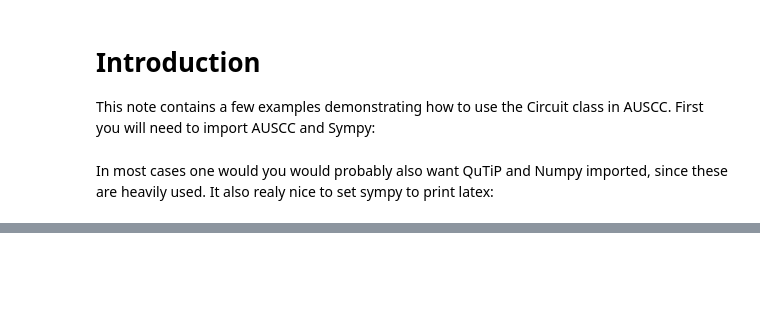
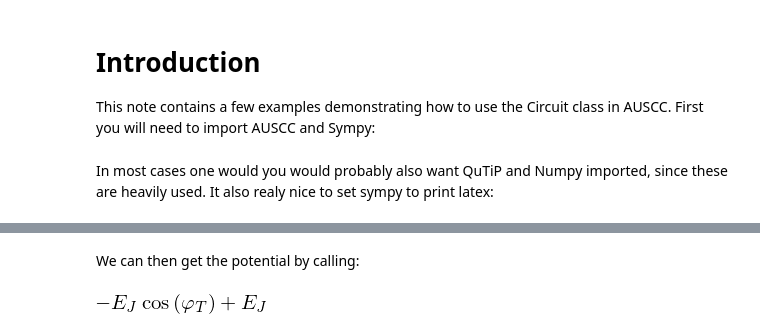
Before and after one commit to kaspersangild/AUSCC, a Jupyter notebook: Example Notebooks/Circuit examples.ipynb, the cells around one changed output, grey strips where cells are left out. Saved outputs shown, nothing was run; the diff lists cells and outputs as text; code cells hidden in the pictures; blank space fills up the shorter version.

```diff
--- a/Example Notebooks/Circuit examples.ipynb
+++ b/Example Notebooks/Circuit examples.ipynb
@@ -105,0 +21,11 @@ circ.potential()
+# %%
+fn = sp.symbols('phi_0:3')
+circ = au.Circuit(fn)
+Cr, Lr, Cin, Cg, EJ, CB, CJ, Vg, Phi = sp.symbols('C_r, L_r, C_in, C_g, E_J, C_B, C_J, V_g, Phi')
+circ.add_branch(start=fn[0], end=fn[1], type='Capacitor', symbol = Cr)
+circ.add_branch(start=fn[0], end=fn[1], type='Inductor', symbol = Lr)
+circ.add_branch(start=fn[0], end=fn[1], type='Capacitor', symbol = Cin, bias_voltage = Vg)
+circ.add_branch(start=fn[1], end=fn[2], type='Capacitor', symbol = Cg)
+circ.add_branch(start=fn[0], end=fn[2], type='Capacitor', symbol = CB)
+circ.add_branch(start=fn[0], end=fn[2], type='Josephson Junction', symbol = EJ, bias_flux = -Phi/2)
+circ.add_branch(start=fn[0], end=fn[2], type='Josephson Junction', symbol = EJ, bias_flux = Phi/2)
@@ -105,0 +88,6 @@ circ.potential()
+# %%
+circ_simple = au.Circuit(fn[:2])
+circ_simple.add_branch(start=fn[0], end=fn[1], type='Capacitor', symbol = Cg, bias_voltage=Vg)
+circ_simple.add_branch(start=fn[0], end=fn[1], type='Josephson Junction', symbol = EJ)
+circ_simple.define_coords([(0,fn[0]), (phiT,fn[1])])
+circ_simple.info('circuit', 'coords')
@@ -105,0 +112,6 @@ circ.potential()
+# %% [markdown]
+We can then get the potential by calling:
+# %%
+circ_simple.potential()
+# %% [output]
+[figure, added]
```
Also changed, not shown: parts of 43 cells of this notebook, 6 other files.
